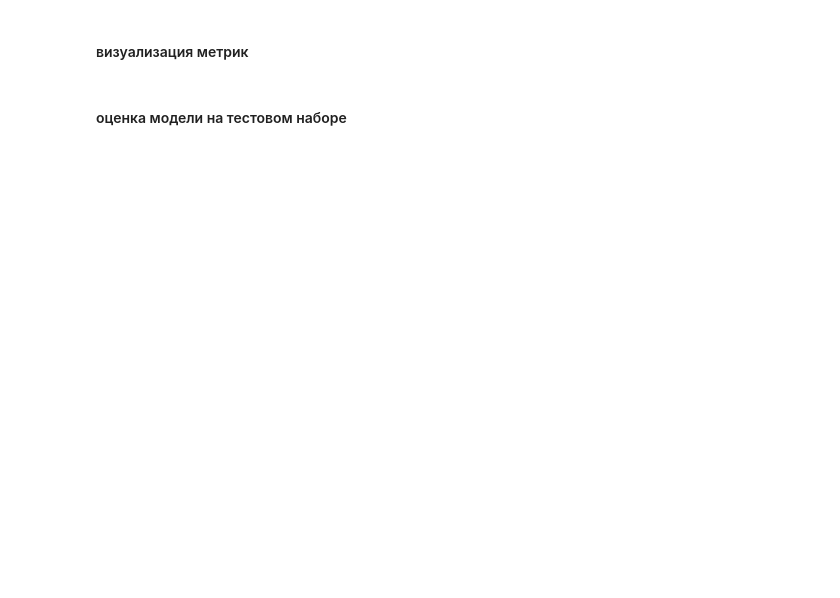
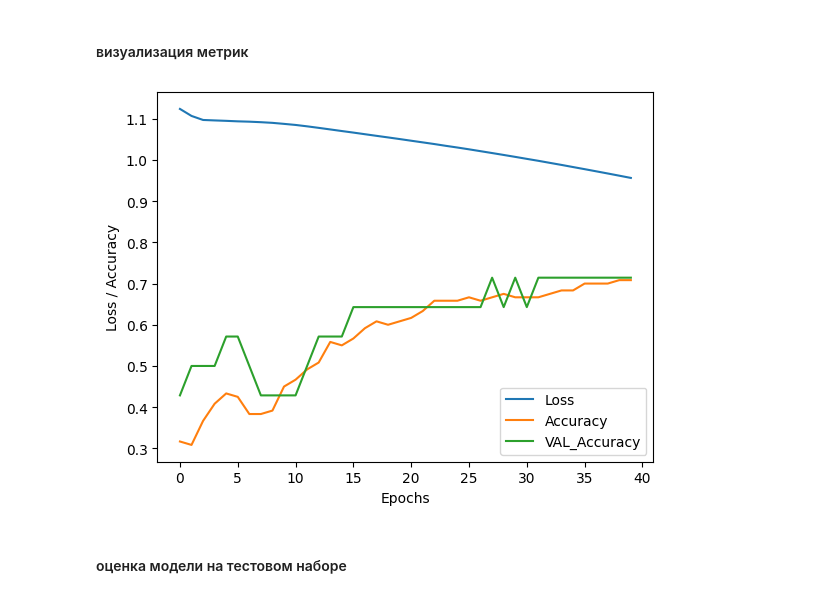
Before and after one commit to YLysov0017/PETUXON, a Jupyter notebook: ML_2026_1.ipynb, the cells around one changed output. Cells and saved outputs as stored; diff of their text form; code cells hidden in the pictures; blank space fills up the shorter version.

```diff
--- a/ML_2026_1.ipynb
+++ b/ML_2026_1.ipynb
@@ -51,6 +67,6 @@ ds = pd.read_csv('/content/classify08.csv')
 # %%
-x = ds['data']
-y = ds['target']
+x = ds[['Свойство1', 'Свойство2', 'Свойство3', 'Свойство4']]
+y = ds['Класс']
 # %% [markdown]
 #### предобработка данных:
 * нормирование / стандартизация входов
@@ -60,7 +76,7 @@ y = ds['target']
 xNorm = ( x - np.min(x, axis = 0) ) / ( np.max(x, axis = 0) - np.min(x, axis = 0) )
 # %%
 ohe = OneHotEncoder( sparse_output = False )
-yEnc = ohe.fit_transform( y.reshape(-1,1) )
+yEnc = ohe.fit_transform( y.to_numpy().reshape(-1, 1) )
 # %%
 xTrain, xTest, yTrain, yTest = train_test_split( xNorm, yEnc, train_size = 0.67)
 # %% [markdown]
@@ -68,7 +84,8 @@ xTrain, xTest, yTrain, yTest = train_test_split( xNorm, yEnc, train_size = 0.67)
 # %%
 nn = Sequential( [
     Input( shape = ( xNorm.shape[1],) ),
-    Dense( units = 8, activation = "relu" ),
+    Dense( units = 12, activation = "relu" ),
+    Dense( units = 6, activation = "relu" ),
     Dense( units = 4, activation = "relu" ),
     Dense( units = yEnc.shape[1], activation = "softmax" )
 ] )
@@ -78,4 +95,4 @@ nn.compile( loss = "categorical_crossentropy",
 # %% [markdown]
 #### обучение модели на обучающем наборе с валидацией по 10% от обучающей выборки (последние 10% прмиеров)
 # %%
-hist = nn.fit( xTrain, yTrain, epochs = 80, batch_size = 10, validation_split = 0.1 )
+hist = nn.fit( xTrain, yTrain, epochs = 40, batch_size = 8, validation_split = 0.1 )
@@ -84,12 +119,14 @@ hist = nn.fit( xTrain, yTrain, epochs = 80, batch_size = 10, validation_split =
 # %%
 plt.plot( hist.history["loss"], label = "Loss" )
 plt.plot( hist.history["categorical_accuracy"], label = "Accuracy" )
 
-plt.plot( hist.history["val_categorical_accuracy"], label = "Accuracy" )
+plt.plot( hist.history["val_categorical_accuracy"], label = "VAL_Accuracy" )
 plt.xlabel("Epochs")
 plt.ylabel("Loss / Accuracy")
 plt.legend()
 plt.show()
+# %% [output]
+[figure, added]
 # %% [markdown]
 #### оценка модели на тестовом наборе
 # %%
```
Also changed, not shown: parts of 13 cells of this notebook.
